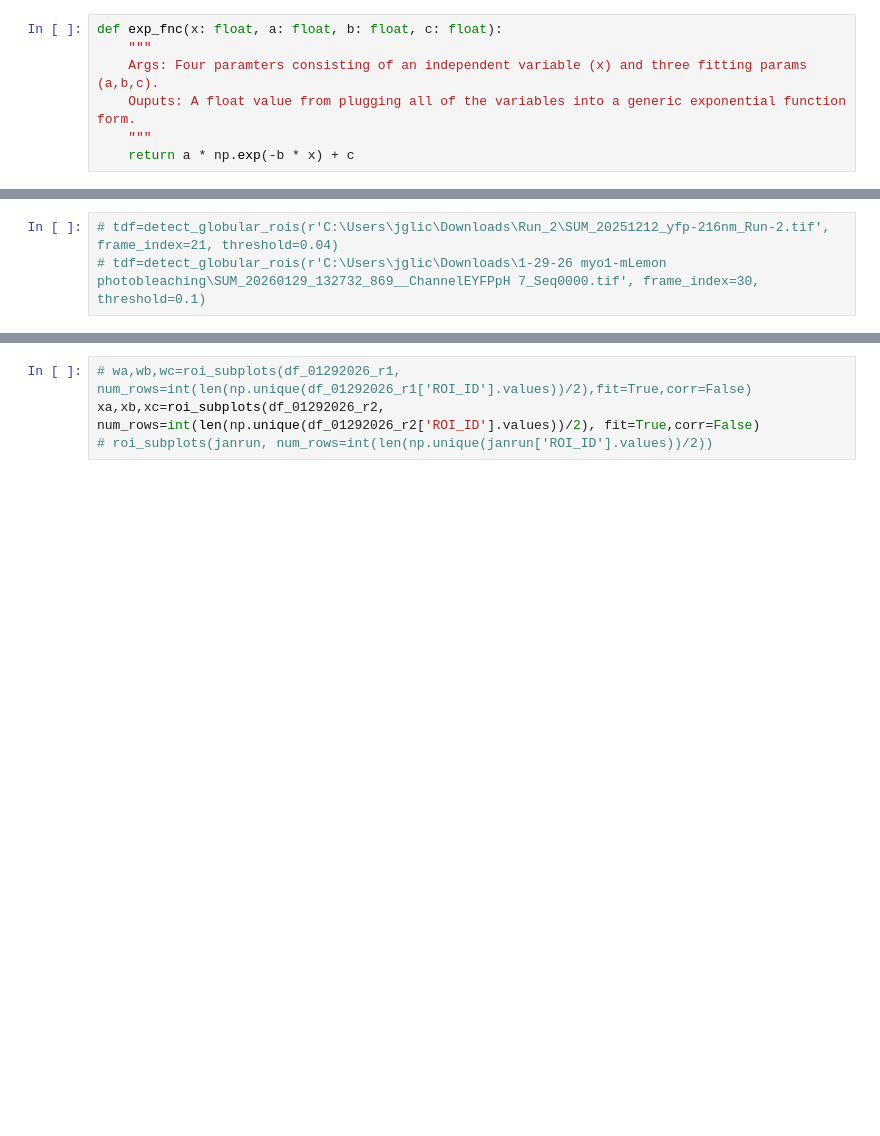
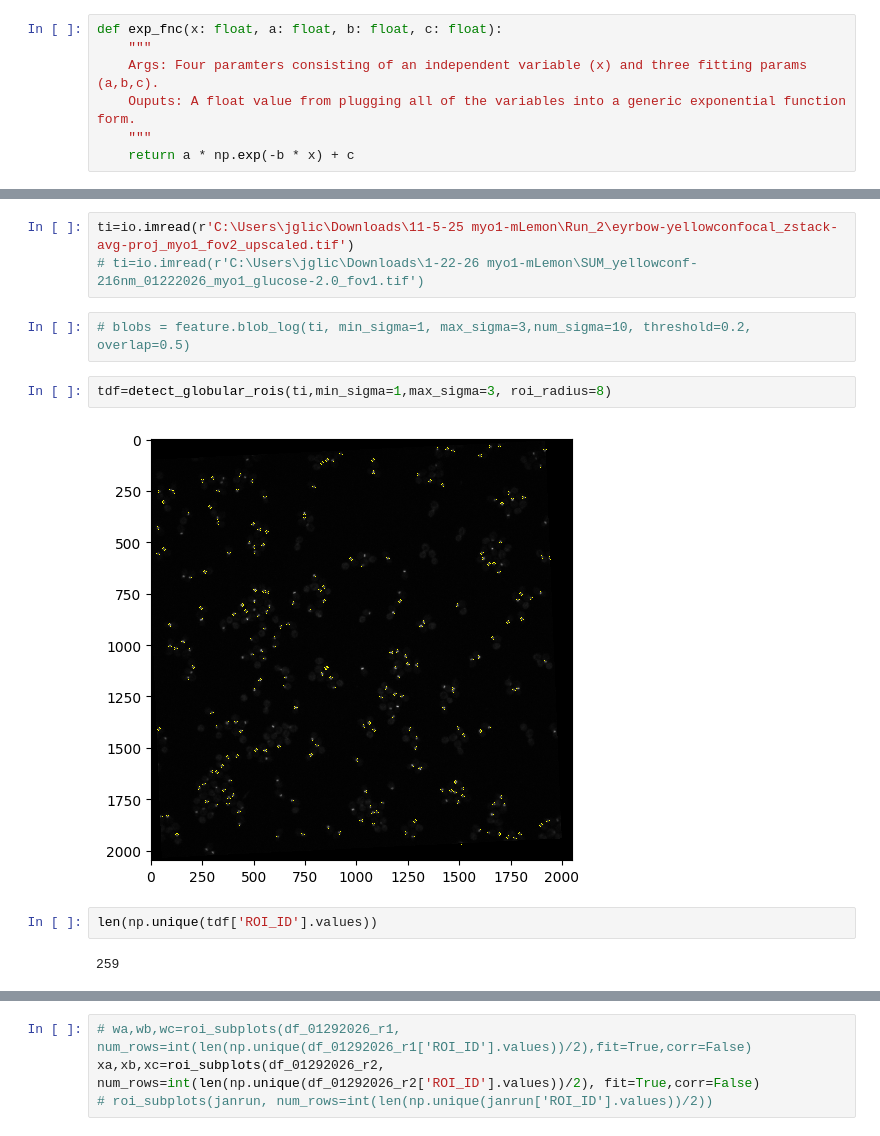
Before and after one commit to jglichowsk/organelle-measure, a Jupyter notebook: organelle_measure/notebooks/myo1-globular-timelapse-analysis.ipynb, the cells around one changed output, grey strips where cells are left out. Saved outputs shown, nothing was run; the diff lists cells and outputs as text; blank space fills up the shorter version.

```diff
--- a/organelle_measure/notebooks/myo1-globular-timelapse-analysis.ipynb
+++ b/organelle_measure/notebooks/myo1-globular-timelapse-analysis.ipynb
@@ -217,4 +225,14 @@ def roi_paths(df, roi_id, roi_radius=5, img_dim_x=512, img_dim_y=512):
+# %%
+ti=io.imread(r'C:\Users\jglic\Downloads\11-5-25 myo1-mLemon\Run_2\eyrbow-yellowconfocal_zstack-avg-proj_myo1_fov2_upscaled.tif')
+# ti=io.imread(r'C:\Users\jglic\Downloads\1-22-26 myo1-mLemon\SUM_yellowconf-216nm_01222026_myo1_glucose-2.0_fov1.tif')
+# %%
+# blobs = feature.blob_log(ti, min_sigma=1, max_sigma=3,num_sigma=10, threshold=0.2, overlap=0.5)
 # %%
-# tdf=detect_globular_rois(r'C:\Users\jglic\Downloads\Run_2\SUM_20251212_yfp-216nm_Run-2.tif', frame_index=21, threshold=0.04)
-# tdf=detect_globular_rois(r'C:\Users\jglic\Downloads\1-29-26 myo1-mLemon photobleaching\SUM_20260129_132732_869__ChannelEYFPpH 7_Seq0000.tif', frame_index=30, threshold=0.1)
+tdf=detect_globular_rois(ti,min_sigma=1,max_sigma=3, roi_radius=8)
+# %% [output]
+[figure, added]
+# %%
+len(np.unique(tdf['ROI_ID'].values))
+# %% [output]
+259
 # %%
```
Also changed, not shown: parts of 18 cells of this notebook, 4 other files.
